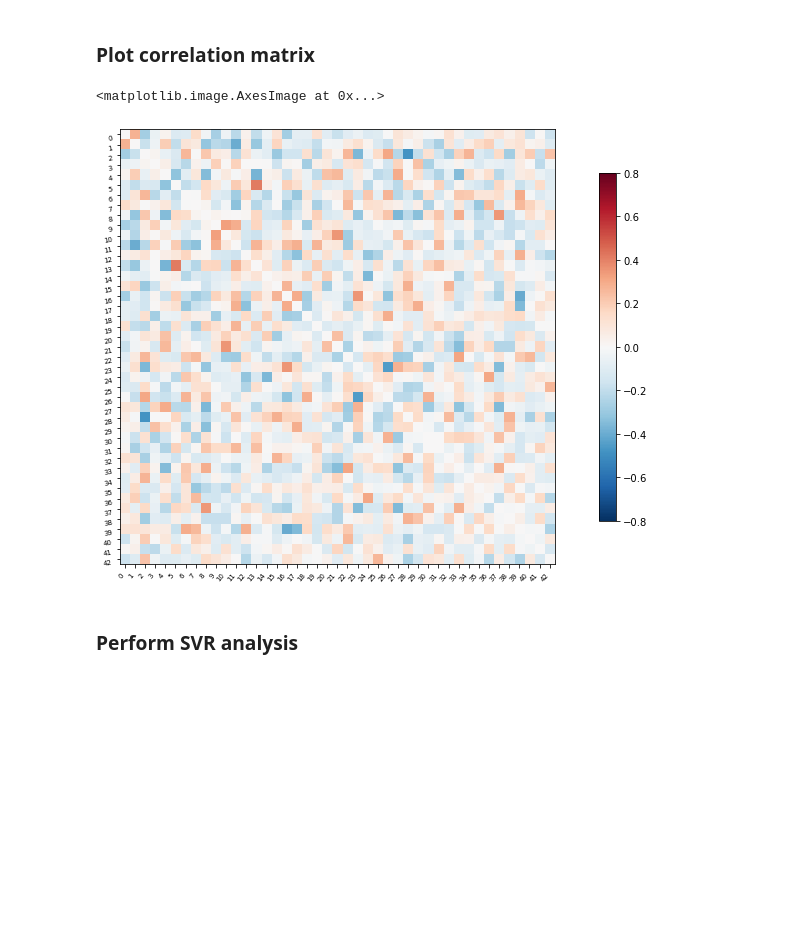
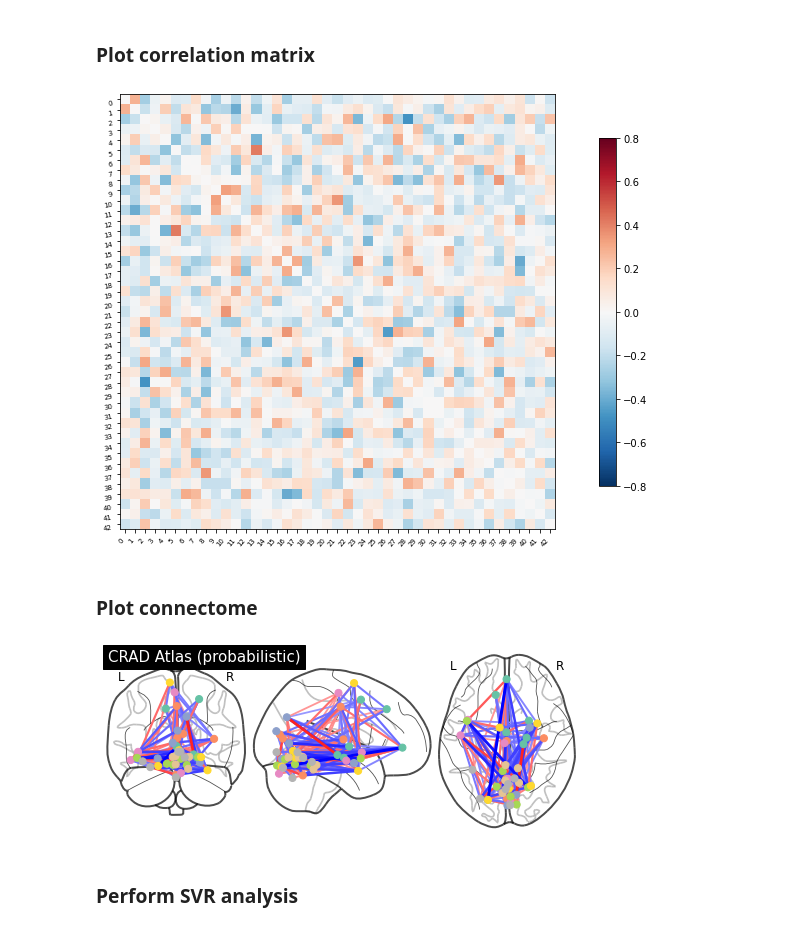
Before and after one commit to brainhack-school2020/stephaniealley_bhs2020_project, a Jupyter notebook: Command_Files/rs-fMRI_age_prediction.ipynb, the cells around one changed output. Saved outputs shown, nothing was run; the diff lists cells and outputs as text; code cells hidden in the pictures; blank space fills up the shorter version.

```diff
--- a/Command_Files/rs-fMRI_age_prediction.ipynb
+++ b/Command_Files/rs-fMRI_age_prediction.ipynb
@@ -519,7 +551,7 @@ masker = mask_init_maps(atlas=atlas_filename_crad)
 correlation_measure = corr_measure(diag=False)
 
 # Extract features for generatin of individual correlation matrices
-time_series, ind_matrices = feat_extract_corr(masker, correlation_measure)
+time_series_CRAD_all, ind_matrices_CRAD_all = feat_extract_corr(masker, correlation_measure)
 # %% [markdown]
 ### Plot correlation matrix
 # %%
@@ -527,14 +559,29 @@ time_series, ind_matrices = feat_extract_corr(masker, correlation_measure)
 subject = 40
 
 # Mask out major diagonal
-np.fill_diagonal(ind_matrices[subject], 0)
-
-plotting.plot_matrix(ind_matrices[subject], figure=(10, 8),
-                     labels=range(time_series.shape[-1]),
+np.fill_diagonal(ind_matrices_CRAD_all[subject], 0)
+# Plot correlation matrix
+display = plotting.plot_matrix(ind_matrices_CRAD_all[subject], figure=(10, 8),
+                     labels=range(time_series_CRAD_all.shape[-1]),
                      vmax=0.8, vmin=-0.8, reorder=False)
+# Save correlation matrix
+display.figure.savefig('../Analysis_Data/CRAD_corr.png')
 # %% [output]
-<matplotlib.image.AxesImage at 0x...>
 [figure]
+# %% [markdown]
+### Plot connectome
+# %%
+# Identify center coordinates for atlas labels
+coordinates = plotting.find_probabilistic_atlas_cut_coords(maps_img=atlas_filename_crad)
+
+# Plot connectome with 80% edge strength
+display = plotting.plot_connectome(ind_matrices_CRAD_all[subject], coordinates,
+                         edge_threshold="80%",
+                         title='CRAD Atlas (probabilistic)')
+# Save connectome plot
+display.savefig('../Analysis_Data/CRAD_connectome.png')
+# %% [output]
+[figure, added]
 # %% [markdown]
 ### Perform SVR analysis
 # %%
```
Also changed, not shown: parts of 94 cells of this notebook.
